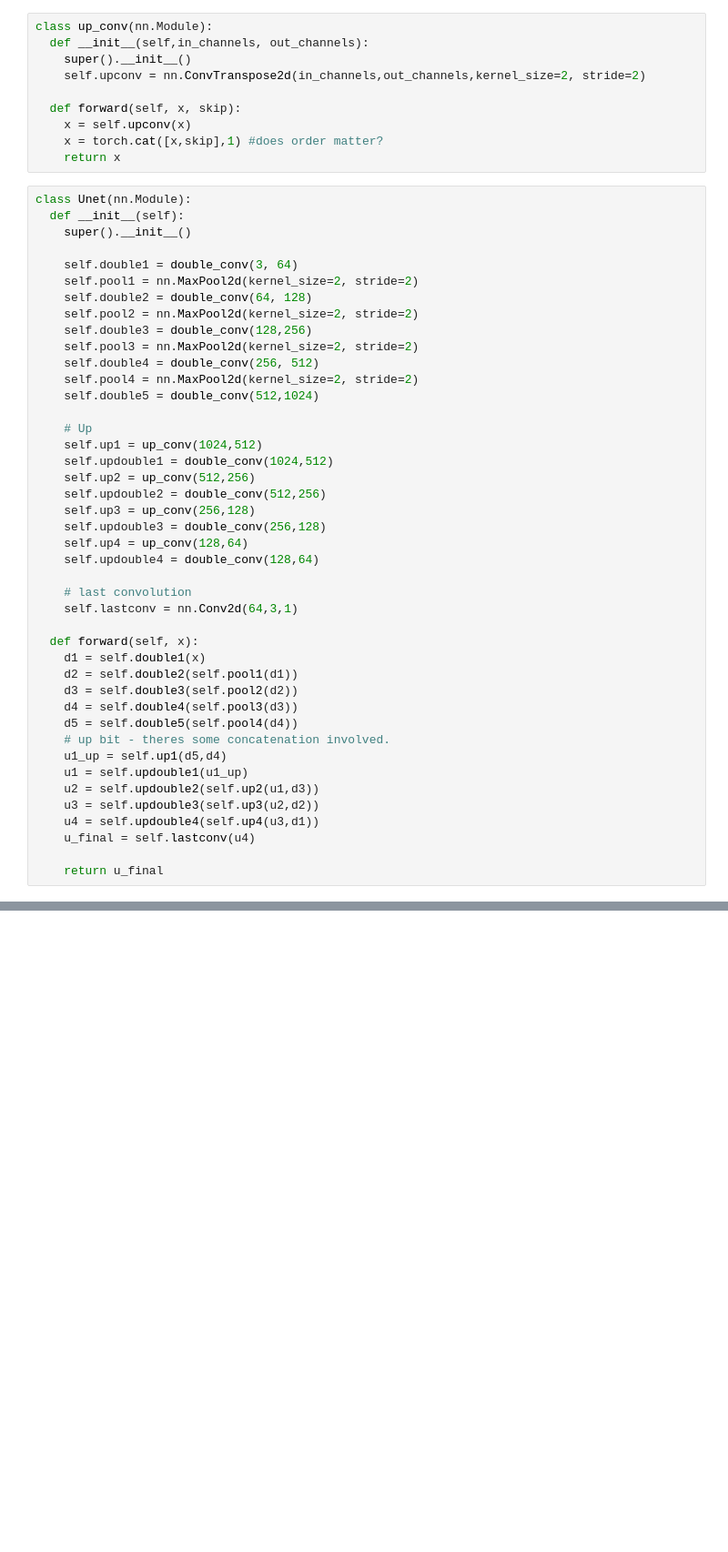
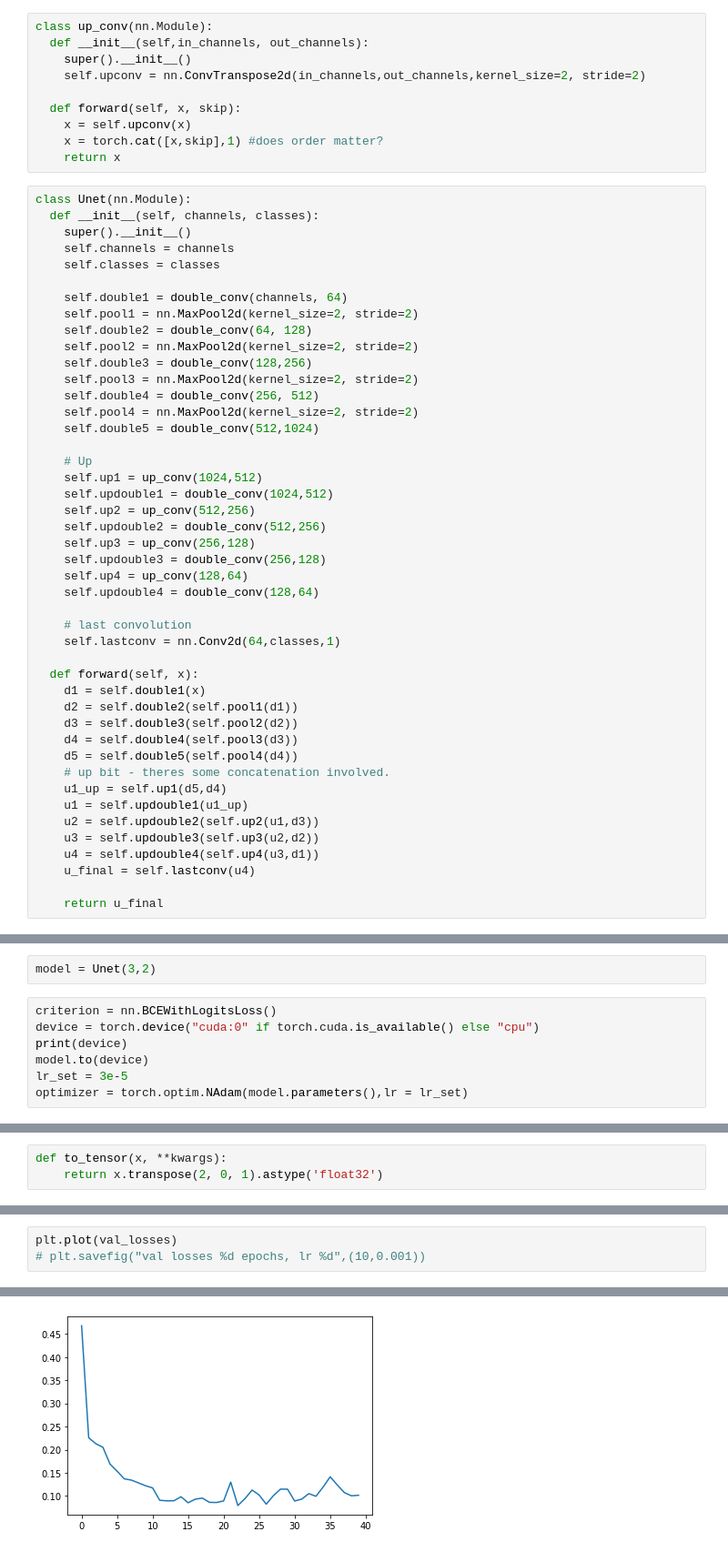
Before and after one commit to jcw0525/EC523, a Jupyter notebook: CS523_Project.ipynb, the cells around one changed output, grey strips where cells are left out. Shown at 91% size. Cells and saved outputs as stored; diff of their text form; blank space fills up the shorter version.

```diff
--- a/CS523_Project.ipynb
+++ b/CS523_Project.ipynb
@@ -196,10 +248,12 @@ class up_conv(nn.Module):
     return x
 # %%
 class Unet(nn.Module):
-  def __init__(self):
+  def __init__(self, channels, classes):
     super().__init__()
+    self.channels = channels
+    self.classes = classes
 
-    self.double1 = double_conv(3, 64)
+    self.double1 = double_conv(channels, 64)
     self.pool1 = nn.MaxPool2d(kernel_size=2, stride=2)
     self.double2 = double_conv(64, 128)
     self.pool2 = nn.MaxPool2d(kernel_size=2, stride=2)
@@ -220,7 +274,7 @@ class Unet(nn.Module):
     self.updouble4 = double_conv(128,64)
 
     # last convolution
-    self.lastconv = nn.Conv2d(64,3,1)
+    self.lastconv = nn.Conv2d(64,classes,1)
 
   def forward(self, x):
     d1 = self.double1(x)
@@ -389,0 +294,9 @@ torch.Size([1, 3, 384, 288])
+# %%
+model = Unet(3,2)
+# %%
+criterion = nn.BCEWithLogitsLoss()
+device = torch.device("cuda:0" if torch.cuda.is_available() else "cpu")
+print(device)
+model.to(device)
+lr_set = 3e-5
+optimizer = torch.optim.NAdam(model.parameters(),lr = lr_set)
@@ -389,0 +305,3 @@ torch.Size([1, 3, 384, 288])
+# %%
+def to_tensor(x, **kwargs):
+    return x.transpose(2, 0, 1).astype('float32')
@@ -389,0 +380,4 @@ torch.Size([1, 3, 384, 288])
+# %%
+plt.plot(val_losses)
+# plt.savefig("val losses %d epochs, lr %d",(10,0.001))
+# %% [output]
@@ -389,0 +385 @@ torch.Size([1, 3, 384, 288])
+[figure, added]
```
Also changed, not shown: parts of 36 cells of this notebook.
